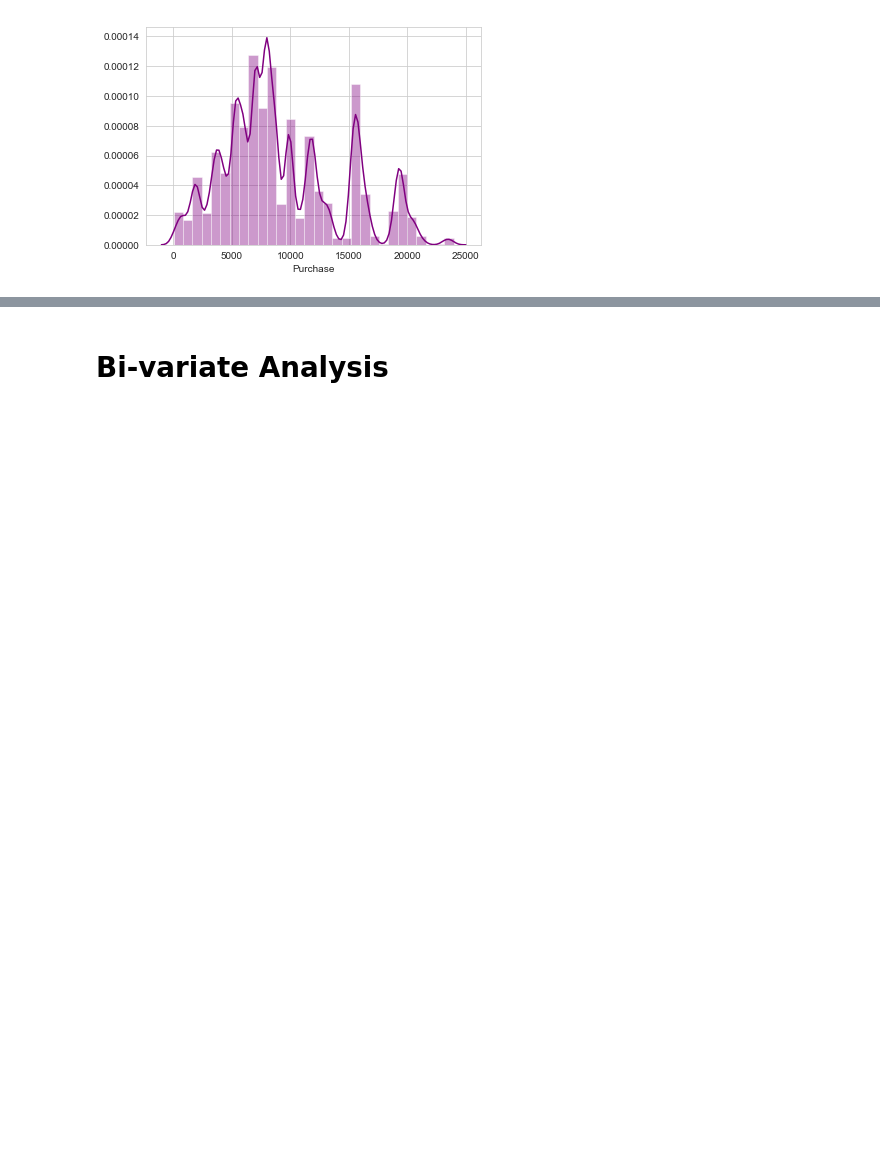
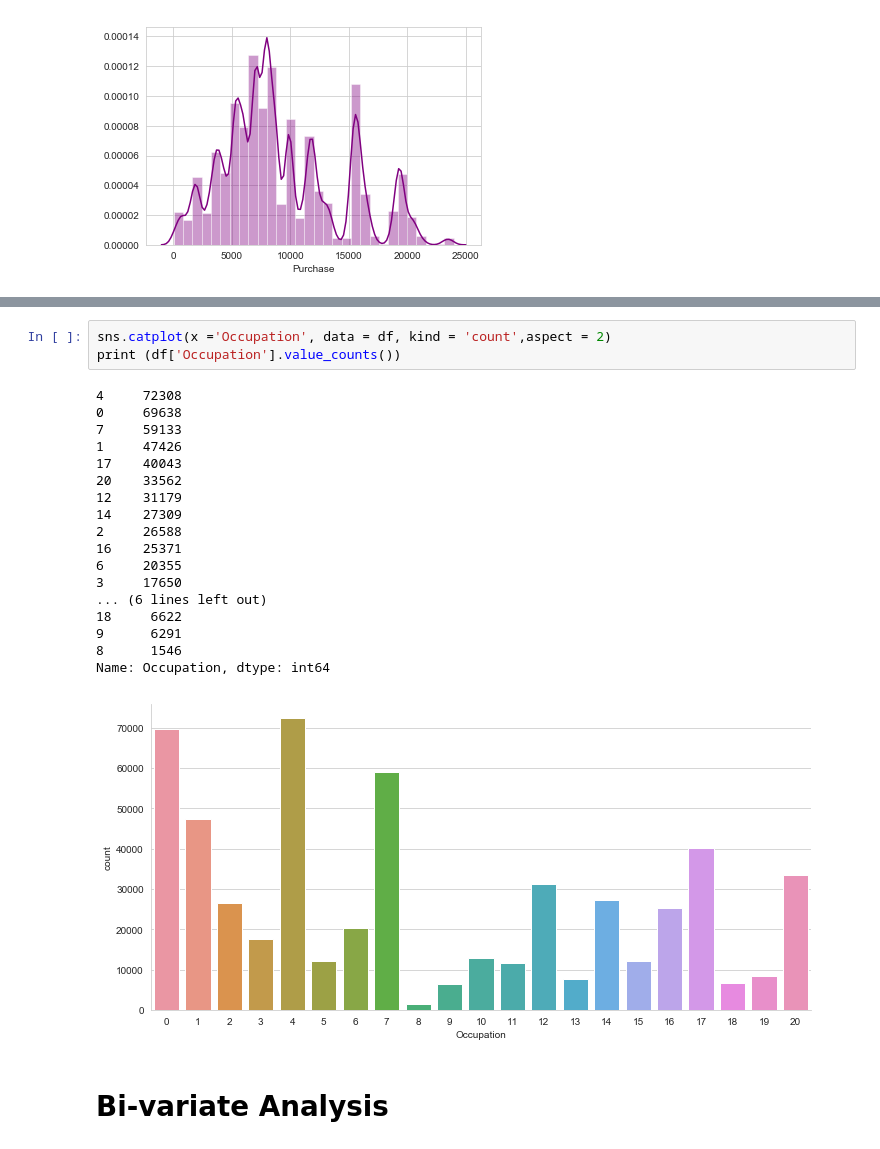
Before and after one commit to theresapareno/Combined-data, a Jupyter notebook: combined.ipynb, the cells around one changed output, grey strips where cells are left out. Cells and saved outputs as stored; diff of their text form; blank space fills up the shorter version.

```diff
--- a/combined.ipynb
+++ b/combined.ipynb
@@ -104,3 +186,25 @@ sns.catplot(x ='Stay_In_Current_City_Years', data = df, kind = 'count' )
 [figure]
+# %%
+sns.catplot(x ='Occupation', data = df, kind = 'count',aspect = 2)
+print (df['Occupation'].value_counts())
+# %% [output]
+4     72308
+0     69638
+7     59133
+1     47426
+17    40043
+20    33562
+12    31179
+14    27309
+2     26588
+16    25371
+6     20355
+3     17650
+... (6 lines left out)
+18     6622
+9      6291
+8      1546
+Name: Occupation, dtype: int64
+[figure, added]
 # %% [markdown]
 # Bi-variate Analysis
```
Also changed, not shown: parts of 14 cells of this notebook.
